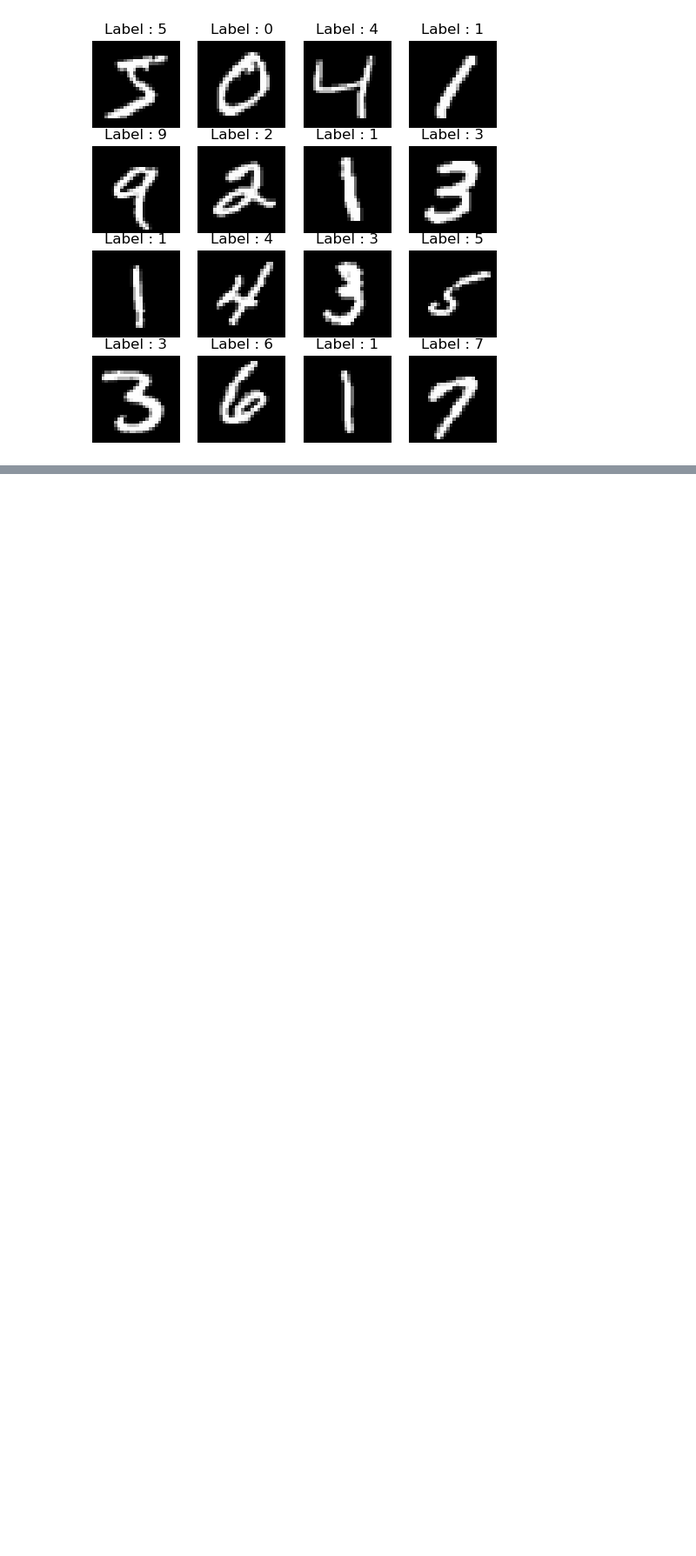
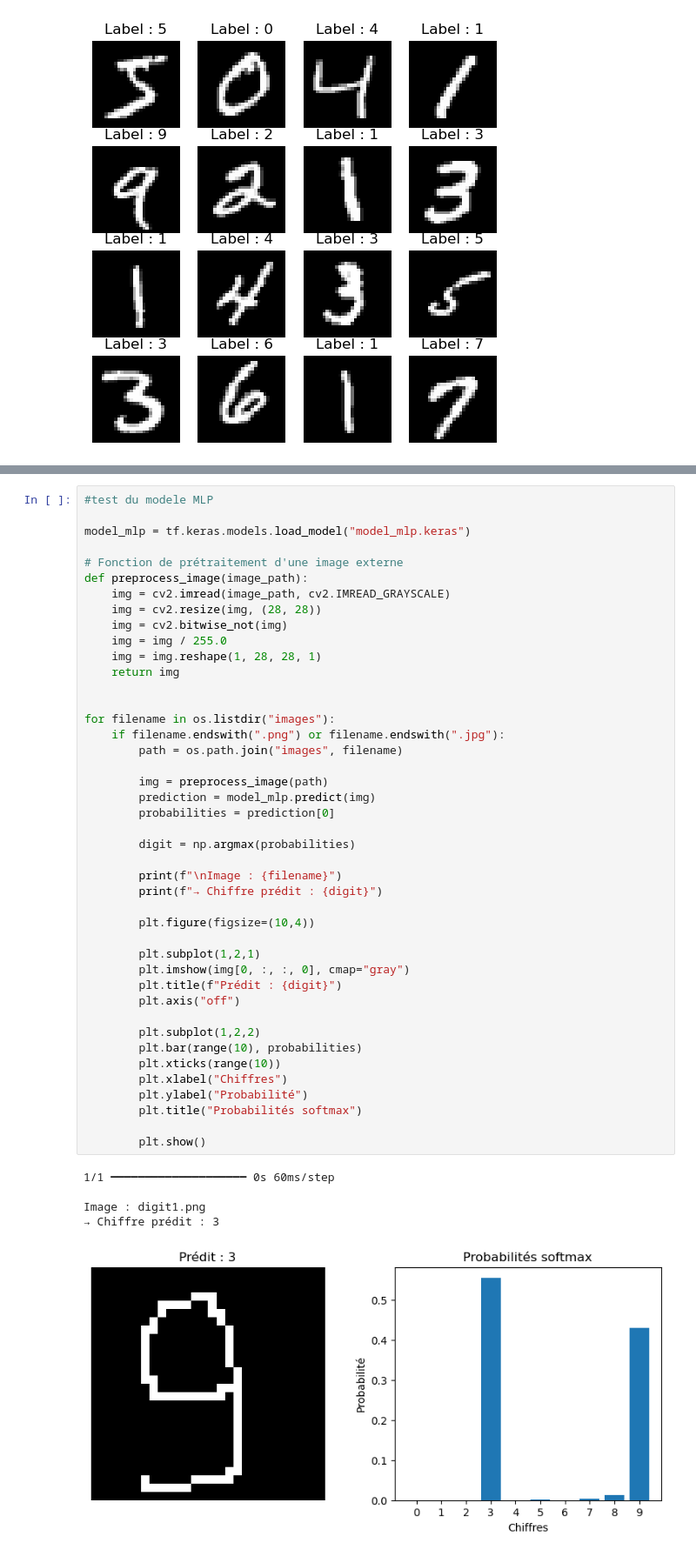
Before and after one commit to AnasBerkaoui710/Handwritten-digits-recognition, a Jupyter notebook: handWritten_digits_prediction.ipynb, the cells around one changed output, grey strips where cells are left out. Shown at 87% size. Saved outputs shown, nothing was run; the diff lists cells and outputs as text; blank space fills up the shorter version.

```diff
--- a/handWritten_digits_prediction.ipynb
+++ b/handWritten_digits_prediction.ipynb
@@ -75,0 +117,49 @@ Epoch 5/5
+# %%
+#test du modele MLP
+
+model_mlp = tf.keras.models.load_model("model_mlp.keras")
+
+# Fonction de prétraitement d'une image externe
+def preprocess_image(image_path):
+    img = cv2.imread(image_path, cv2.IMREAD_GRAYSCALE)
+    img = cv2.resize(img, (28, 28))
+    img = cv2.bitwise_not(img)
+    img = img / 255.0
+    img = img.reshape(1, 28, 28, 1)
+    return img
+
+
+for filename in os.listdir("images"):
+    if filename.endswith(".png") or filename.endswith(".jpg"):
+        path = os.path.join("images", filename)
+
+        img = preprocess_image(path)
+        prediction = model_mlp.predict(img)
+        probabilities = prediction[0]
+
+        digit = np.argmax(probabilities)
+
+        print(f"\nImage : {filename}")
+        print(f"→ Chiffre prédit : {digit}")
+
+        plt.figure(figsize=(10,4))
+
+        plt.subplot(1,2,1)
+        plt.imshow(img[0, :, :, 0], cmap="gray")
+        plt.title(f"Prédit : {digit}")
+        plt.axis("off")
+
+        plt.subplot(1,2,2)
+        plt.bar(range(10), probabilities)
+        plt.xticks(range(10))
+        plt.xlabel("Chiffres")
+        plt.ylabel("Probabilité")
+        plt.title("Probabilités softmax")
+
+        plt.show()
+# %% [output]
+1/1 ━━━━━━━━━━━━━━━━━━━━ 0s 60ms/step
+
+Image : digit1.png
+→ Chiffre prédit : 3
+[figure, added]
```
Also changed, not shown: parts of 15 cells of this notebook.
